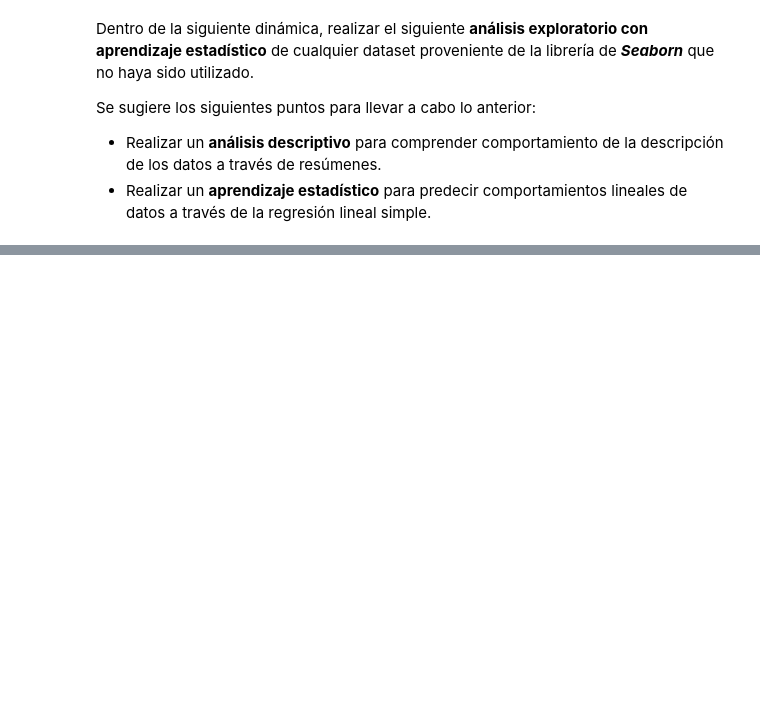
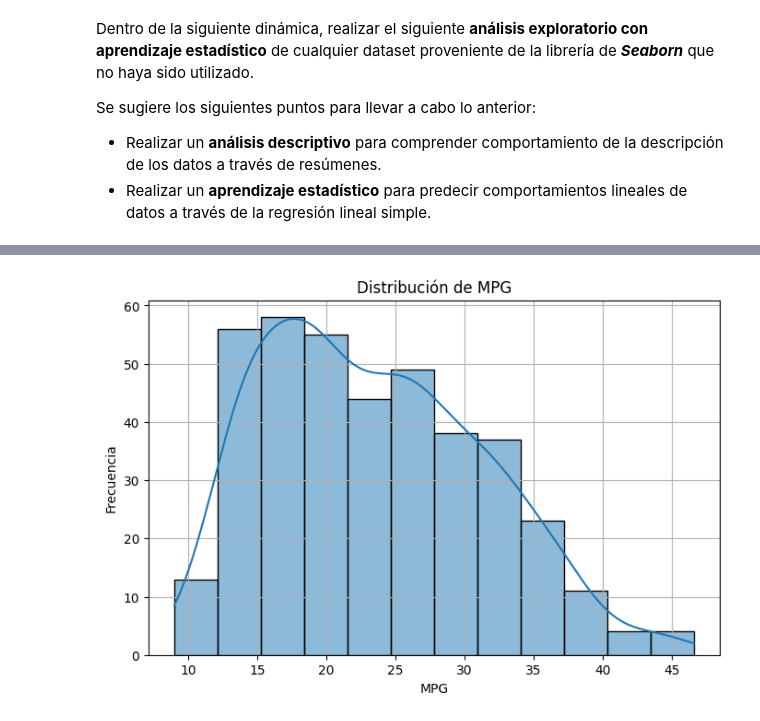
Before and after one commit to fvelascor/MCDIA, a Jupyter notebook: Proyecto_Introducción_al_Análisis_Estadístico.ipynb, the cells around one changed output, grey strips where cells are left out. Cells and saved outputs as stored; diff of their text form; code cells hidden in the pictures; blank space fills up the shorter version.

```diff
--- a/Proyecto_Introducción_al_Análisis_Estadístico.ipynb
+++ b/Proyecto_Introducción_al_Análisis_Estadístico.ipynb
@@ -220,0 +50,8 @@ El análisis demuestra cómo la estadística puede utilizarse para tomar decisio
+# %%
+# Importar dataset
+
+df = sns.load_dataset("mpg")
+
+# Visualizar primeros registros
+
+df.head()
@@ -220,0 +115,4 @@ El análisis demuestra cómo la estadística puede utilizarse para tomar decisio
+# %%
+# Eliminar registros con valores nulos
+
+df = df.dropna()
@@ -220,0 +175,16 @@ El análisis demuestra cómo la estadística puede utilizarse para tomar decisio
+# %%
+# Visualizar distribución
+
+plt.figure(figsize=(8,5))
+
+sns.histplot(df["mpg"], kde=True)
+
+plt.title("Distribución de MPG")
+plt.xlabel("MPG")
+plt.ylabel("Frecuencia")
+
+plt.grid(True)
+
+plt.show()
+# %% [output]
+[figure, added]
```
Also changed, not shown: parts of 56 cells of this notebook.
